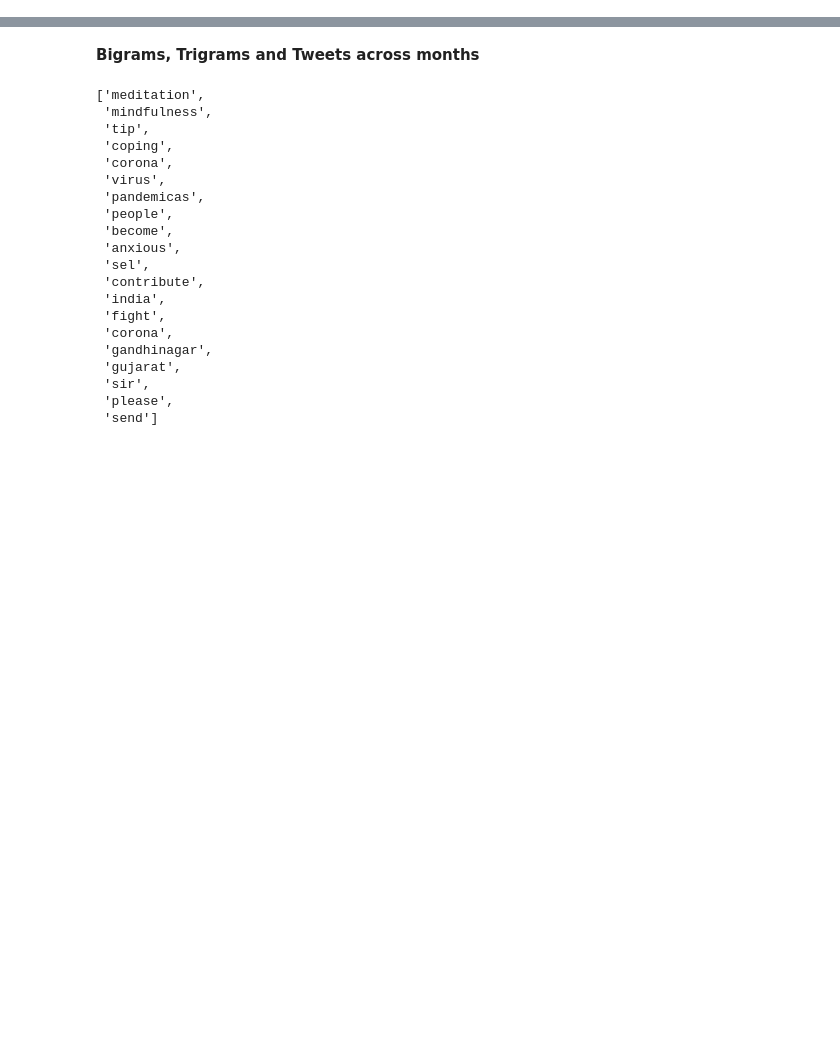
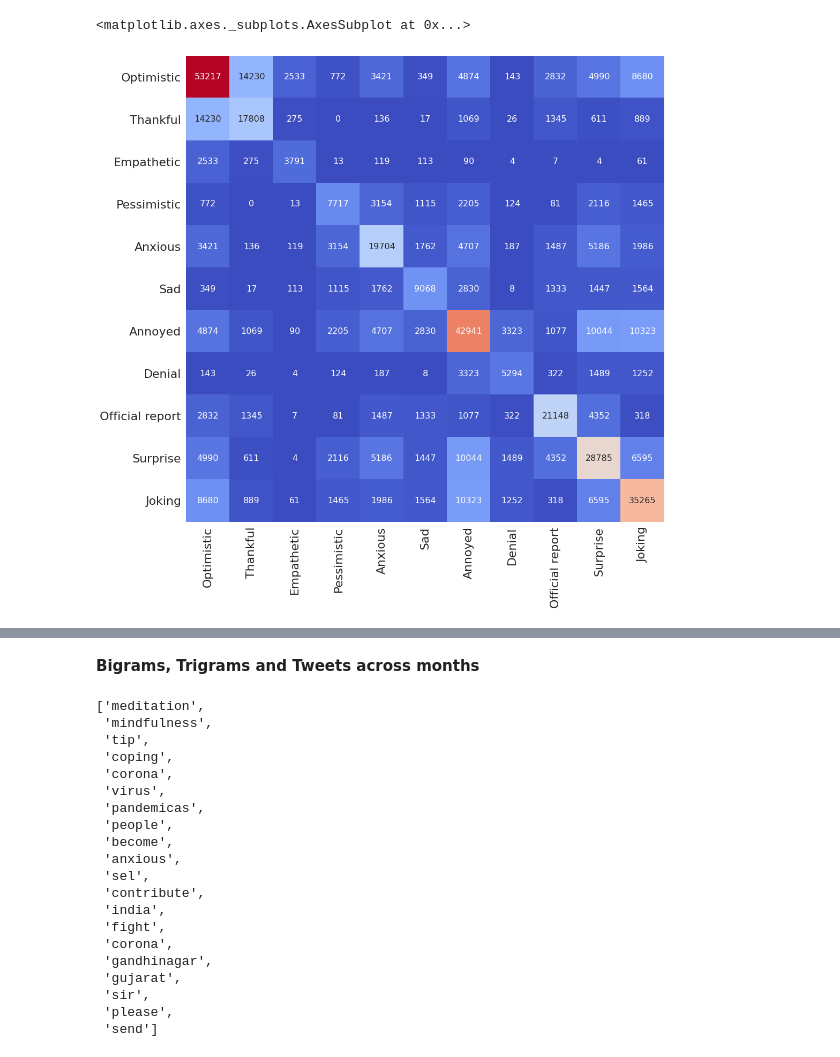
Before and after one commit to sydney-machine-learning/COVID19_sentinentanalysis, a Jupyter notebook: Visualizations on IEEE dataset.ipynb, the cells around one changed output, grey strips where cells are left out. Drawn from its saved outputs; the diff is of its cells as text; code cells hidden in the pictures; blank space fills up the shorter version.

```diff
--- a/Visualizations on IEEE dataset.ipynb
+++ b/Visualizations on IEEE dataset.ipynb
@@ -15,0 +119,4 @@ nltk.download('all')
+# %%
+emotions = list(data.columns[1:12])
+only_emotes = data[emotions]
+only_emotes
@@ -15,0 +137,27 @@ nltk.download('all')
+# %%
+emote_array = np.zeros((11, 11))
+e2i = {
+    'Optimistic' : 0, 'Thankful' : 1, 'Empathetic' : 2, 'Pessimistic' : 3, 'Anxious' : 4, 'Sad' : 5, 'Annoyed' : 6, 'Denial' : 7, 'Official report' : 8,
+    'Surprise' : 9, 'Joking' : 10
+}
+for i in range(len(only_emotes)):
+    l = only_emotes.iloc[i].tolist()
+    for j in range(11):
+        if l[j] == 1:
+            emote_array[j][j] += 1
+        for k in range(j+1, 11):
+            if (l[j] == 1) and (l[k] == 1):
+                emote_array[j][k] += int(1)
+                emote_array[k][j] += int(1)
+
+emote_df = pd.DataFrame(emote_array, columns = emotions)
+for col in emote_df:
+    emote_df[col] = emote_df[col].astype(int)
+# %%
+fig = plt.figure(figsize = (16, 16))
+sns.set(font_scale = 2)
+sns.heatmap(emote_df, annot = True, cmap = 'coolwarm', xticklabels = emote_df.columns, yticklabels = emote_df.columns,
+            fmt = 'g', annot_kws = {"size" : 16}, cbar = False, cbar_kws = {"shrink": .8})
+# %% [output]
+<matplotlib.axes._subplots.AxesSubplot at 0x...>
+[figure, added]
```
Also changed, not shown: parts of 24 cells of this notebook.
